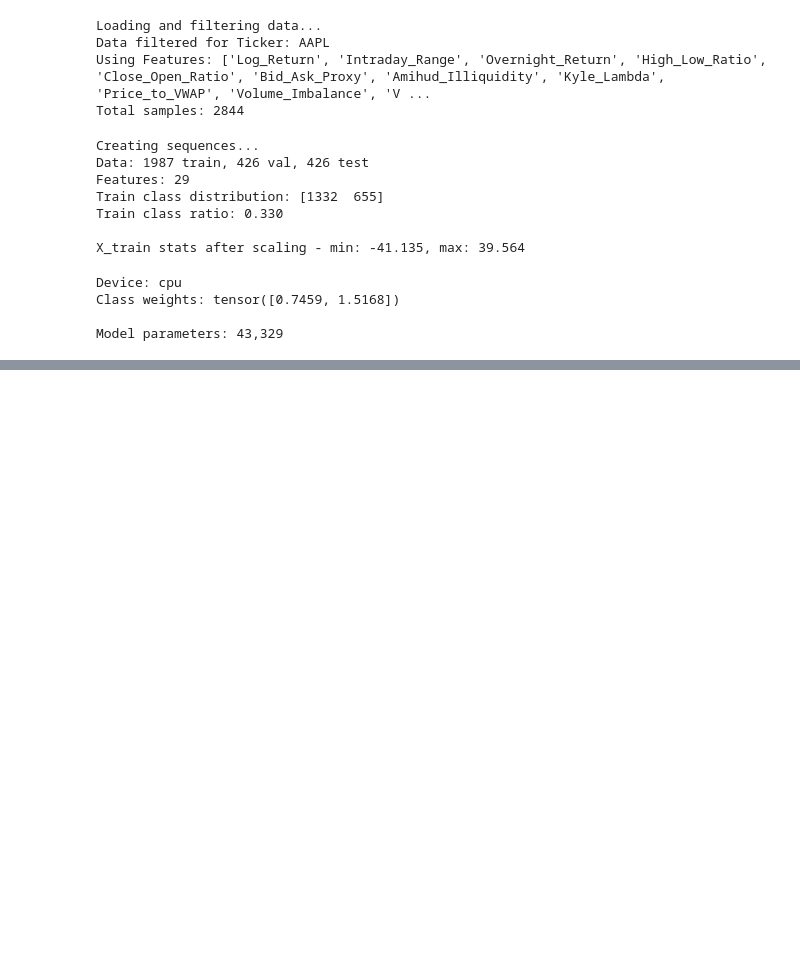
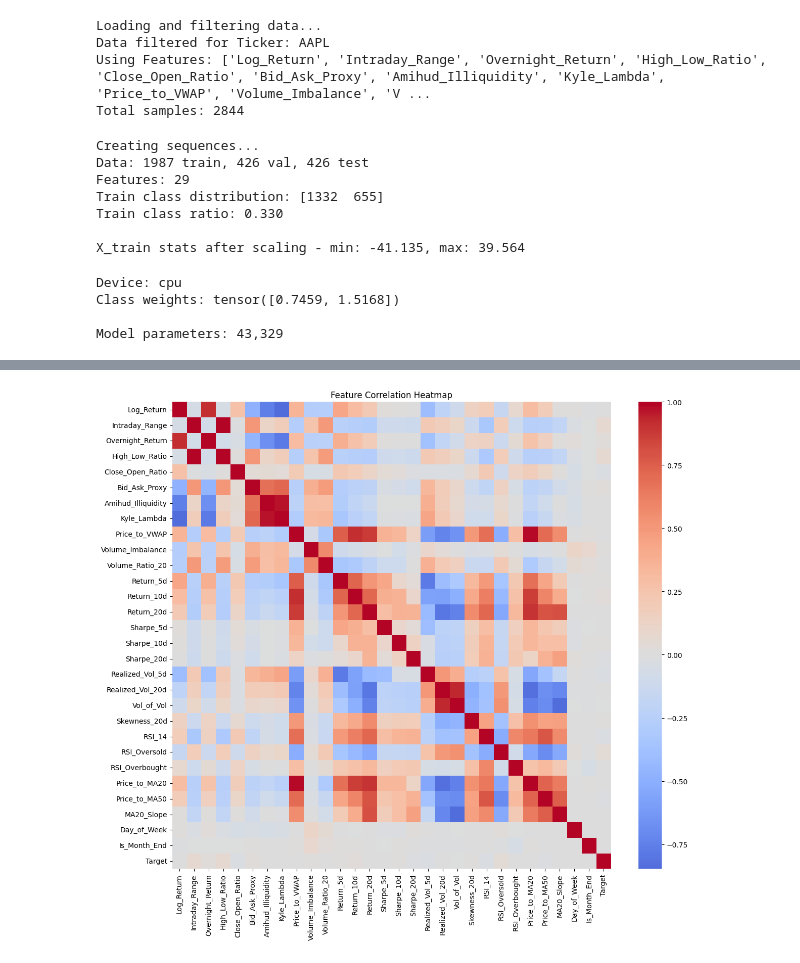
Before and after one commit to xCamelot2001/AI-Stock-Predictor, a Jupyter notebook: notebooks/07_initial_model_lstm.ipynb, the cells around one changed output, grey strips where cells are left out. Drawn from its saved outputs; the diff is of its cells as text; code cells hidden in the pictures; blank space fills up the shorter version.

```diff
--- a/notebooks/07_initial_model_lstm.ipynb
+++ b/notebooks/07_initial_model_lstm.ipynb
@@ -414,0 +472,7 @@ RF accuracy: 0.642
+# %%
+plt.figure(figsize=(14, 12))
+sns.heatmap(corr_matrix, annot=False, cmap='coolwarm', center=0)
+plt.title('Feature Correlation Heatmap')
+plt.show()
+# %% [output]
+[figure, added]
```
Also changed, not shown: parts of 11 cells of this notebook, 1 other file.
